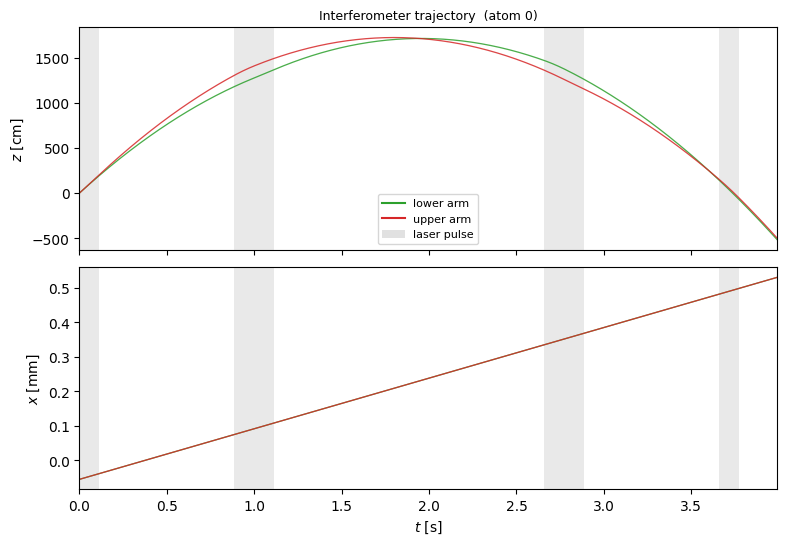
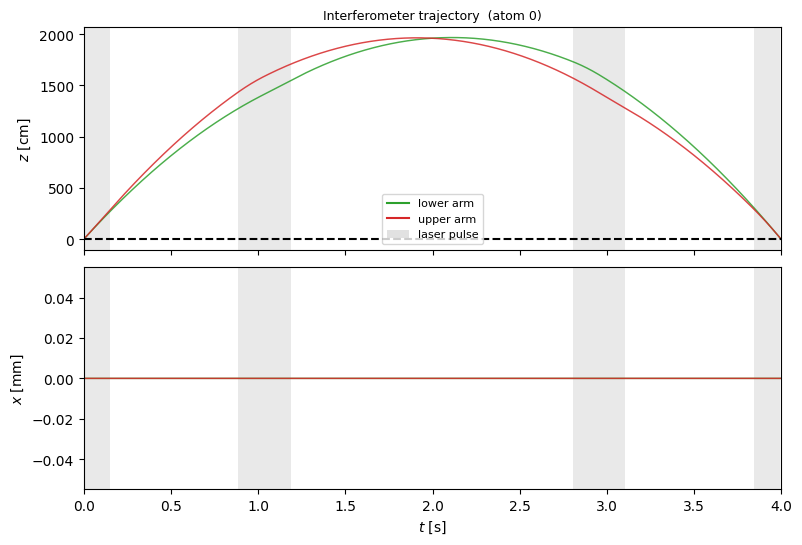
Unified diff of the notebook cell whose output changed from the first chart to the second:
--- before
+++ after
@@ -3,2 +3,3 @@
 
 fig, axs = plot_trajectory('../output-files/one_atom_TRAJ.h5')
+axs[0].hlines(0, axs[0].get_xlim()[0], axs[0].get_xlim()[1], colors='k', linestyles='dashed', label='z=0')

Commit: Add spatially-resolved inference notebook and supporting scripts